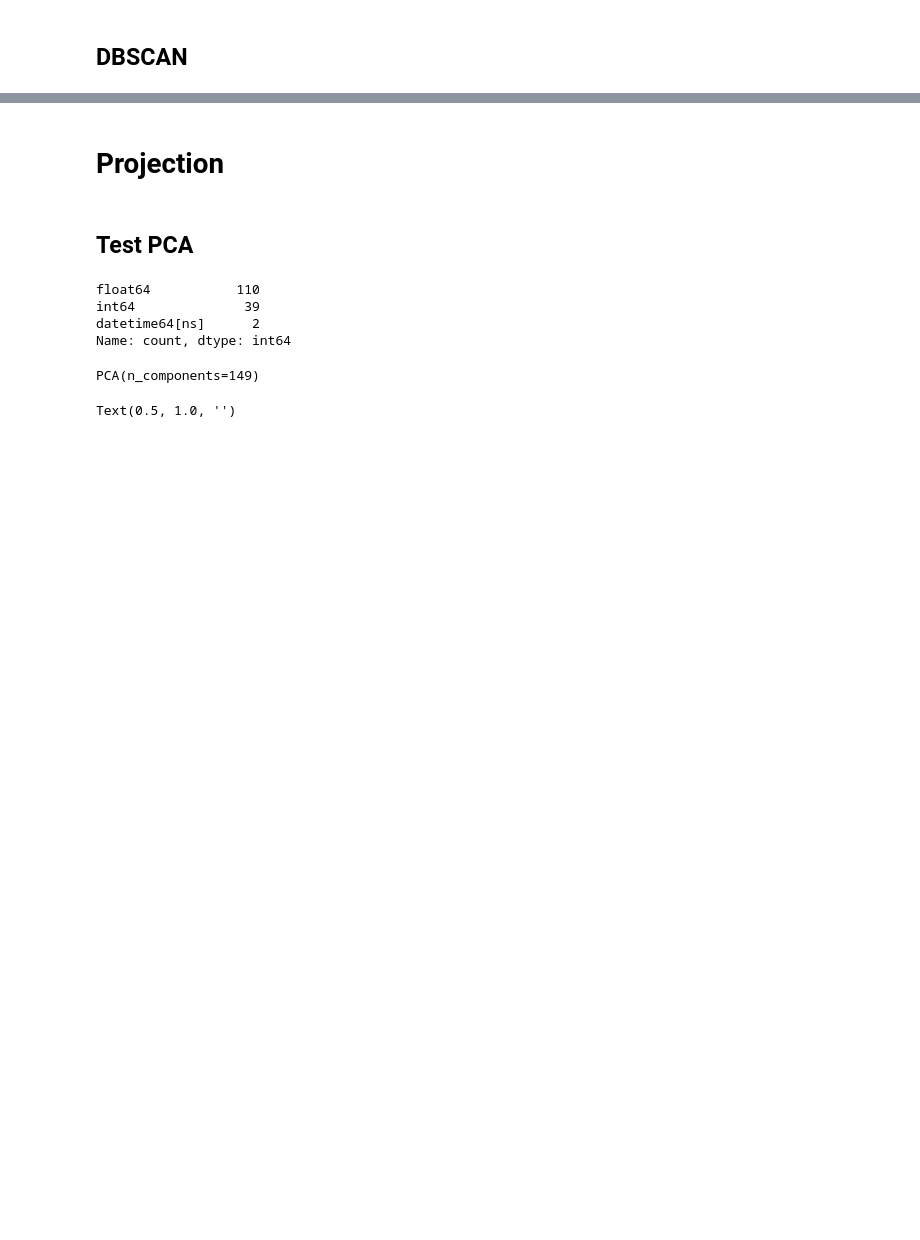
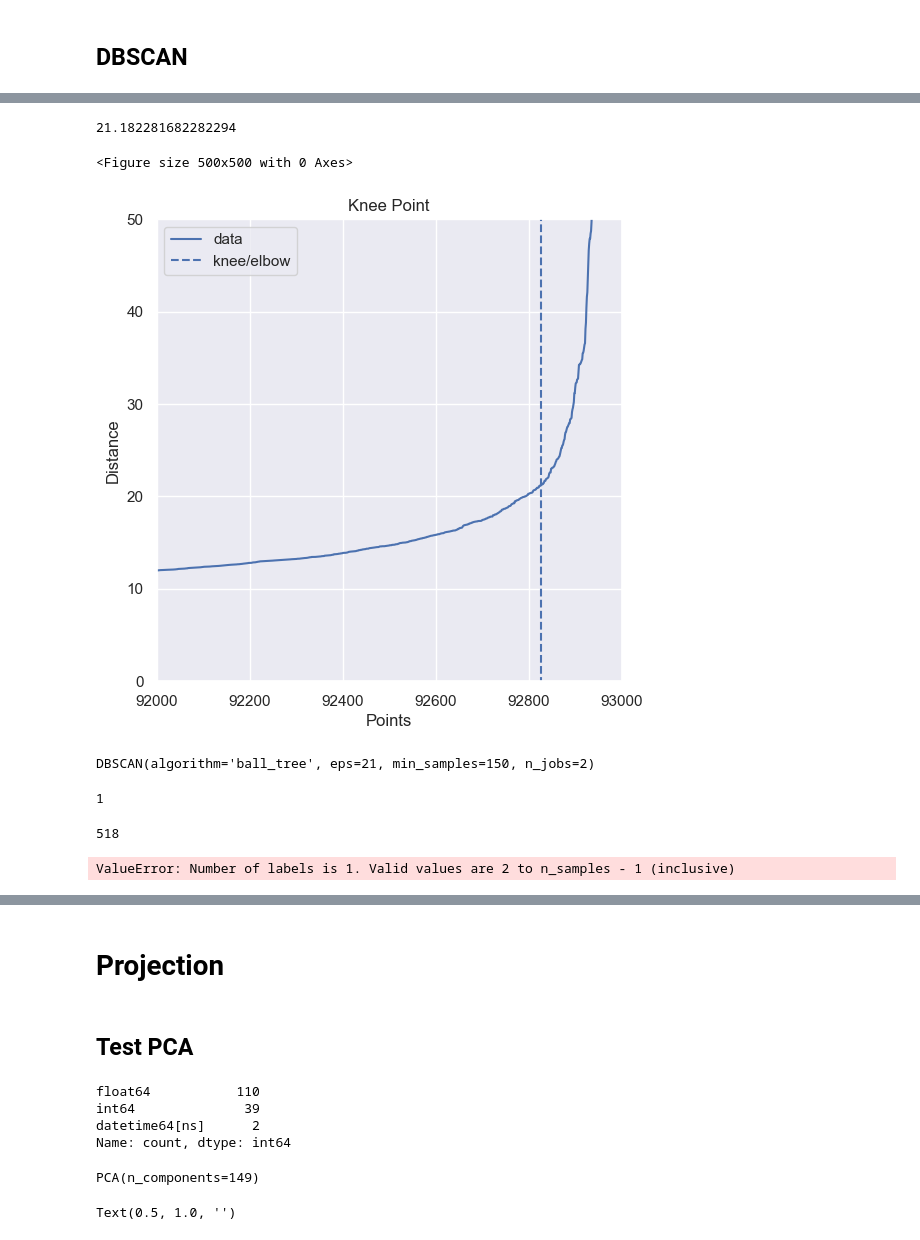
Before and after one commit to CODEheures/oc-ingenieur-ia, a Jupyter notebook: p5/Projet/p5_2-essais.ipynb, the cells around one changed output, grey strips where cells are left out. Drawn from its saved outputs; the diff is of its cells as text; code cells hidden in the pictures; blank space fills up the shorter version.

```diff
--- a/p5/Projet/p5_2-essais.ipynb
+++ b/p5/Projet/p5_2-essais.ipynb
@@ -113,0 +145,28 @@ silhouette['mean'].plot()
+# %%
+from kneed import KneeLocator
+i = np.arange(len(distances))
+knee = KneeLocator(i, distances, curve='convex', direction='increasing')
+fig = plt.figure(figsize=(5, 5))
+knee.plot_knee()
+plt.xlabel("Points")
+plt.ylabel("Distance")
+plt.xlim(92000, 93000)
+plt.ylim(0, 50)
+
+print(distances[knee.knee])
+# %% [output]
+21.182281682282294
+<Figure size 500x500 with 0 Axes>
+[figure, added]
+# %%
+from sklearn.cluster import DBSCAN
+
+n_sample=30000
+df_sample = df.sample(n_sample)
+
+X = df_sample.values
+
+dbscan = DBSCAN(eps=21, min_samples=150, n_jobs=2, algorithm='ball_tree')
+dbscan.fit(X)
+# %% [output]
+DBSCAN(algorithm='ball_tree', eps=21, min_samples=150, n_jobs=2)
@@ -114,3 +177,22 @@ silhouette['mean'].plot()
+# %%
+n_clusters_
+# %% [output]
+1
+# %%
+n_noise_
+# %% [output]
+518
+# %%
+df_db = df_sample.copy()
+df_db['label'] = labels
+
+df_no_noise = df_db[df_db['label'] != -1]
+X_no_noise = df_no_noise.drop(['label'], axis=1).values
+labels_no_noise = df_no_noise['label'].values
+
+metrics.silhouette_score(X=X_no_noise, labels=labels_no_noise, sample_size=3000)
+# %% [output]
+ValueError: Number of labels is 1. Valid values are 2 to n_samples - 1 (inclusive)
 # %%
 from sklearn.cluster import DBSCAN
 
```
Also changed, not shown: parts of 9 cells of this notebook.
